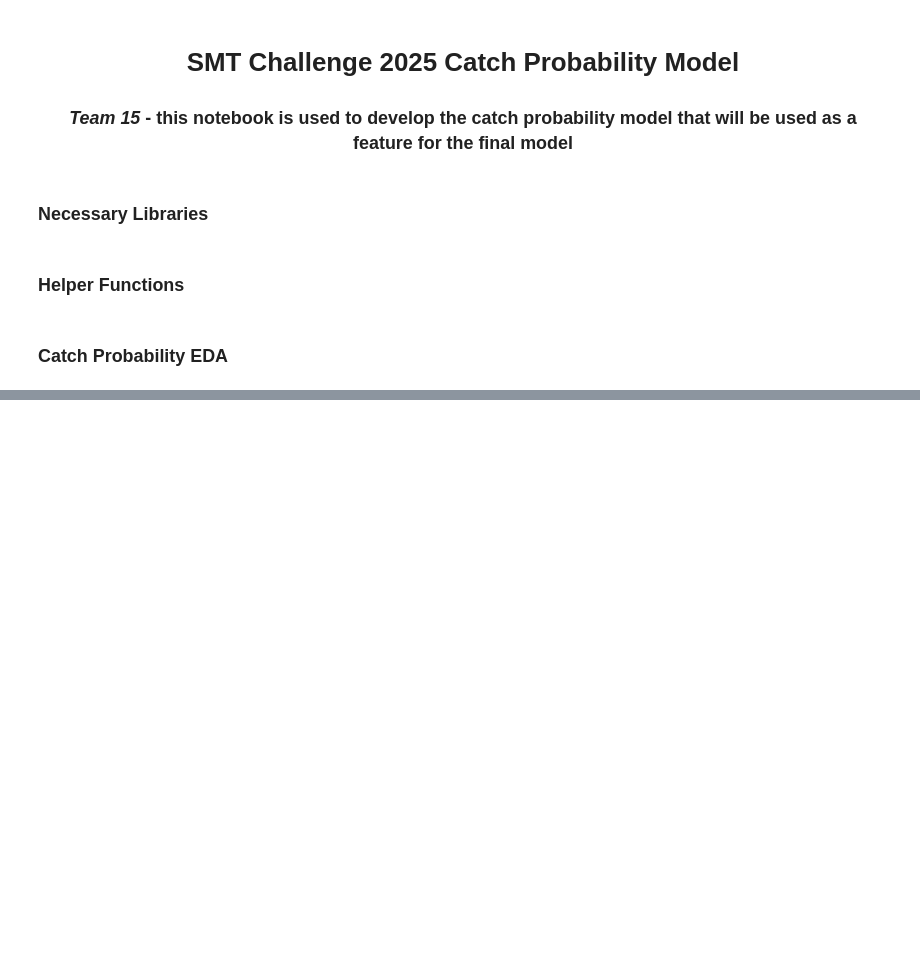
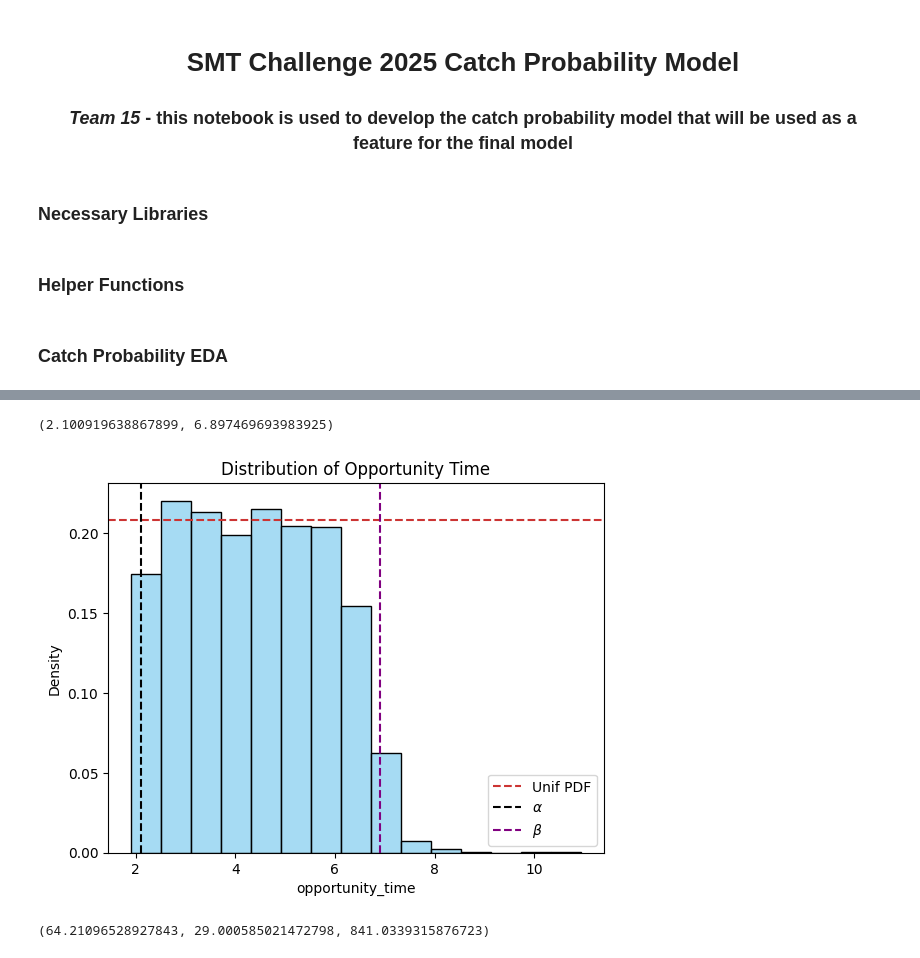
Before and after one commit to d2osborn/SMTChallenge2025, a Jupyter notebook: Team 15-catch_prob_model.ipynb, the cells around one changed output, grey strips where cells are left out. Cells and saved outputs as stored; diff of their text form; code cells hidden in the pictures; blank space fills up the shorter version.

```diff
--- a/Team 15-catch_prob_model.ipynb
+++ b/Team 15-catch_prob_model.ipynb
@@ -118,0 +219,31 @@ dict(sorted(direction_angle_cp.items(), key=lambda x: x[1]))
+# %%
+## filters opportunity_time to be within (2.5%, 97.5%) of the data -> im using the central 95% because of the observed outliers in opportunity_time
+lower_ot_95, upper_ot_95 = np.percentile(catch_prob_df['opportunity_time'], [2.5, 97.5])
+opportunity_time_95 = catch_prob_df['opportunity_time'][(catch_prob_df['opportunity_time'] >= lower_ot_95) & (catch_prob_df['opportunity_time'] <= upper_ot_95)].values
+## computes the estimated alpha and beta of opportunity_time ~ Unif(alpha, beta) where alpha and beta are the sample min and max after filtering
+unif_distrib = np.random.uniform(low=np.min(opportunity_time_95), high=np.max(opportunity_time_95), size=len(opportunity_time_95))
+opportunity_time_alpha, opportunity_time_beta = bootstrap_uniform(unif_distrib)
+opportunity_time_alpha, opportunity_time_beta
+# %% [output]
+(2.100919638867899, 6.897469693983925)
+# %%
+## plotting the unif pdf onto Opportunity Time
+plt.figure()
+unif_pdf = 1 / (np.max(opportunity_time_95) - np.min(opportunity_time_95))
+plt.axhline(y=unif_pdf, color='#CC3433', linestyle='--', label='Unif PDF')
+plt.axvline(x=np.min(opportunity_time_95), color='black', linestyle='--', label=r'$\alpha$')
+plt.axvline(x=np.max(opportunity_time_95), color='purple', linestyle='--', label=r'$\beta$')
+sns.histplot(data=catch_prob_df, x='opportunity_time', stat='density', bins=15, color='#89CFF0')
+plt.title('Distribution of Opportunity Time')
+plt.legend()
+plt.show()
+# %% [output]
+[figure, added]
+# %%
+## computes the sample mean, std, and var -> these are the MLE estimates for the Normal distrib
+x_bar = np.mean(catch_prob_df['distance_needed'])
+s_sq_hat = np.var(catch_prob_df['distance_needed'])
+s_hat = var_hat ** (1/2)
+x_bar, s_hat, s_sq_hat
+# %% [output]
+(64.21096528927843, 29.000585021472798, 841.0339315876723)
```
Also changed, not shown: parts of 46 cells of this notebook, 2 other files.
